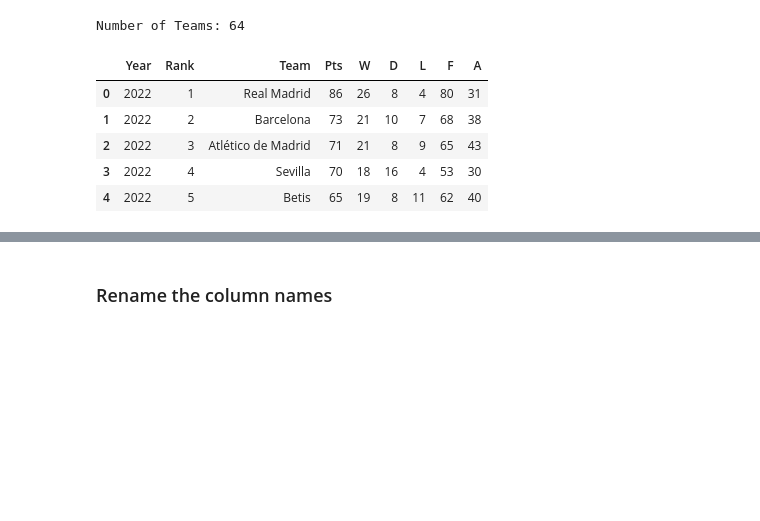
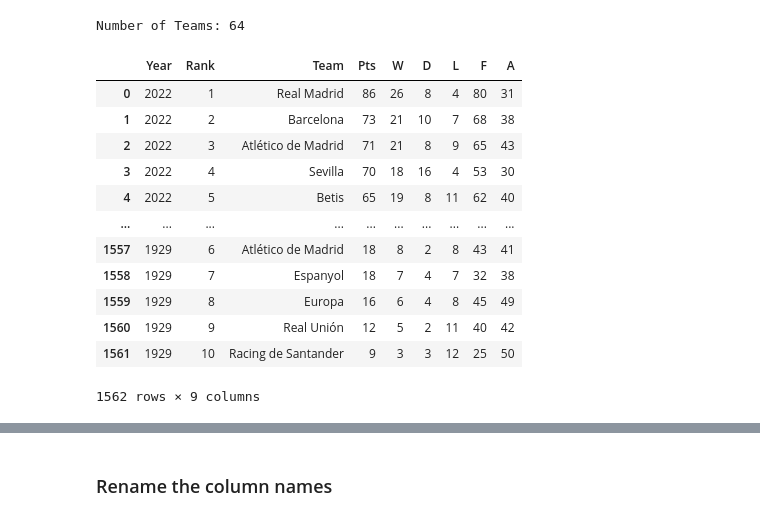
Before and after one commit to Dudi-kreis/Data-science-project, a Jupyter notebook: Spanish League.ipynb, the cells around one changed output, grey strips where cells are left out. Drawn from its saved outputs; the diff is of its cells as text; code cells hidden in the pictures; blank space fills up the shorter version.

```diff
--- a/Spanish League.ipynb
+++ b/Spanish League.ipynb
@@ -101,19 +134,26 @@ Number of Teams: 64
 # %%
 col_names = df.columns
 for col in col_names[1:]:
     if col != 'Team':
         values = df[col].tolist()
         num_values = [int(re.findall(r'\d+', value)[0]) for value in values]
         df[col] = num_values
 df.to_csv('data.csv')
-df.head()
+df
 # %% [output]
 |  | Year | Rank | Team | Pts | W | D | L | F | A |
 | 0 | 2022 | 1 | Real Madrid | 86 | 26 | 8 | 4 | 80 | 31 |
 | 1 | 2022 | 2 | Barcelona | 73 | 21 | 10 | 7 | 68 | 38 |
 | 2 | 2022 | 3 | Atlético de Madrid | 71 | 21 | 8 | 9 | 65 | 43 |
 | 3 | 2022 | 4 | Sevilla | 70 | 18 | 16 | 4 | 53 | 30 |
 | 4 | 2022 | 5 | Betis | 65 | 19 | 8 | 11 | 62 | 40 |
+| ... | ... | ... | ... | ... | ... | ... | ... | ... | ... |
+| 1557 | 1929 | 6 | Atlético de Madrid | 18 | 8 | 2 | 8 | 43 | 41 |
+| 1558 | 1929 | 7 | Espanyol | 18 | 7 | 4 | 7 | 32 | 38 |
+| 1559 | 1929 | 8 | Europa | 16 | 6 | 4 | 8 | 45 | 49 |
+| 1560 | 1929 | 9 | Real Unión | 12 | 5 | 2 | 11 | 40 | 42 |
+| 1561 | 1929 | 10 | Racing de Santander | 9 | 3 | 3 | 12 | 25 | 50 |
+1562 rows × 9 columns
 # %%
 df = pd.read_csv('data.csv', index_col=0)
 # %%
```
Also changed, not shown: parts of 20 cells of this notebook.
